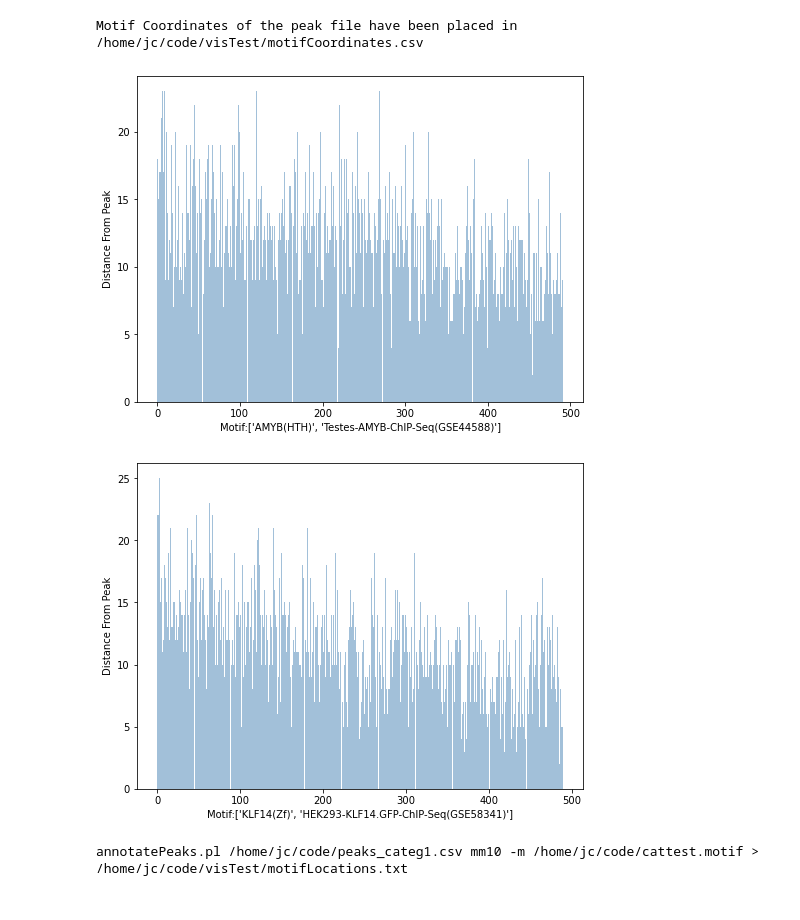
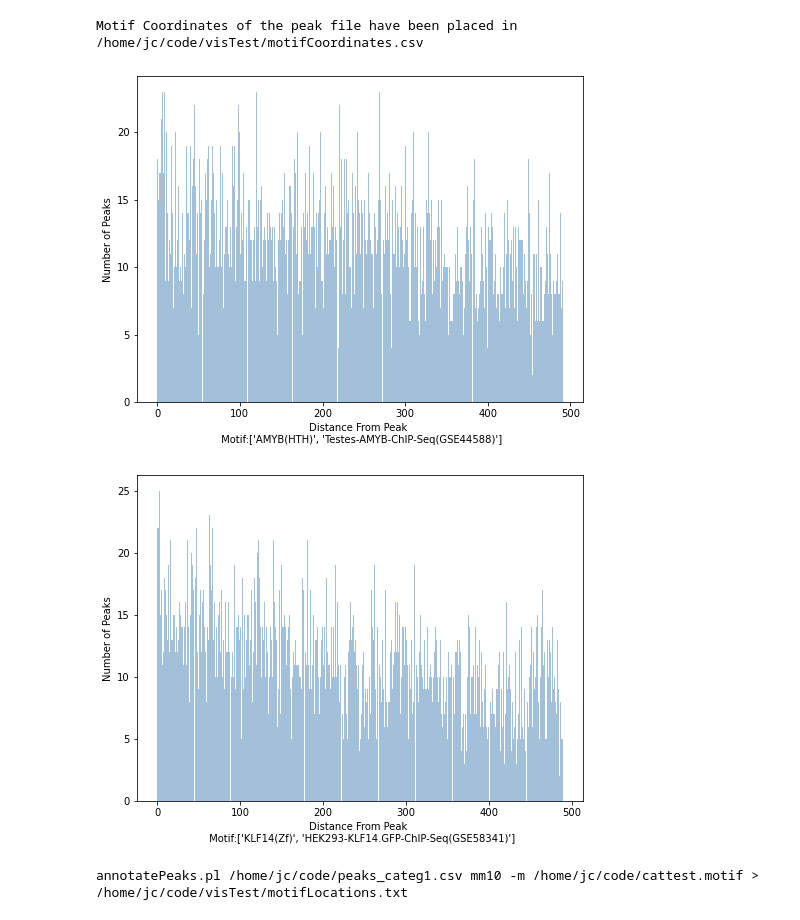
Before and after one commit to Ahhorse1/glasslab, a Jupyter notebook: motifFunctions/visualizationExamples.ipynb, the cells around one changed output. Cells and saved outputs as stored; diff of their text form; code cells hidden in the pictures.

Commit message:
Fixed Graph Labels on Visualization Example

```diff
--- a/motifFunctions/visualizationExamples.ipynb
+++ b/motifFunctions/visualizationExamples.ipynb
@@ -71,23 +71,23 @@ FirstRowData = COORDS.iloc[0][COORDS.iloc[0] != -10000]
 
 fig, ax = plt.subplots(figsize=(8,6))
 ax.hist(FirstRowData, bins=500, density=False, alpha=0.5, color='steelblue', edgecolor='none')
-ax.set_xlabel('Motif:' + format(FirstRowData.name.split('/')[0:2]))
-ax.set_ylabel('Distance From Peak')
+ax.set_xlabel('Distance From Peak \n Motif:' + format(FirstRowData.name.split('/')[0:2]))
+ax.set_ylabel('Number of Peaks')
 
 plt.show()
 # %% [output]
-[figure, old version]
+[figure, new version]
 # %%
 SecondRowData = COORDS.iloc[1][COORDS.iloc[1] != -10000]
 
 fig2, ax2 = plt.subplots(figsize=(8,6))
 ax2.hist(SecondRowData, bins=500, density=False, alpha=0.5, color='steelblue', edgecolor='none')
-ax2.set_xlabel('Motif:' + format(SecondRowData.name.split('/')[0:2]))
-ax2.set_ylabel('Distance From Peak')
+ax2.set_xlabel('Distance From Peak \n Motif:' + format(SecondRowData.name.split('/')[0:2]))
+ax2.set_ylabel('Number of Peaks')
 
 plt.show()
 # %% [output]
-[figure, old version]
+[figure, new version]
 # %%
 decomposition.getMotifLocation(peakFile,genome,motifFile,outputDirectory,(outputDirectory+'motifCounts.csv'))
 # %% [output]
```
Also changed, not shown: parts of 3 cells of this notebook.
